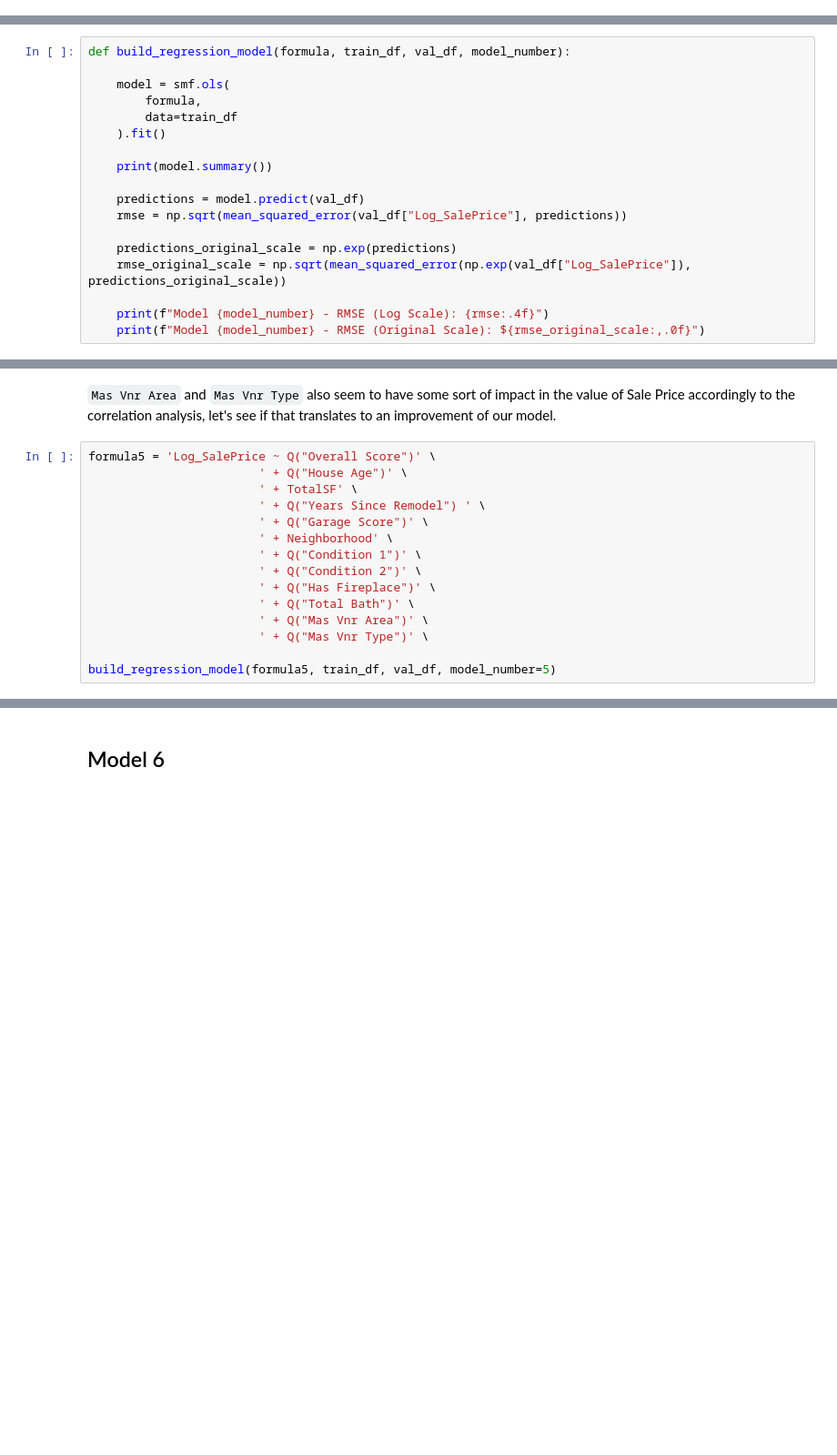
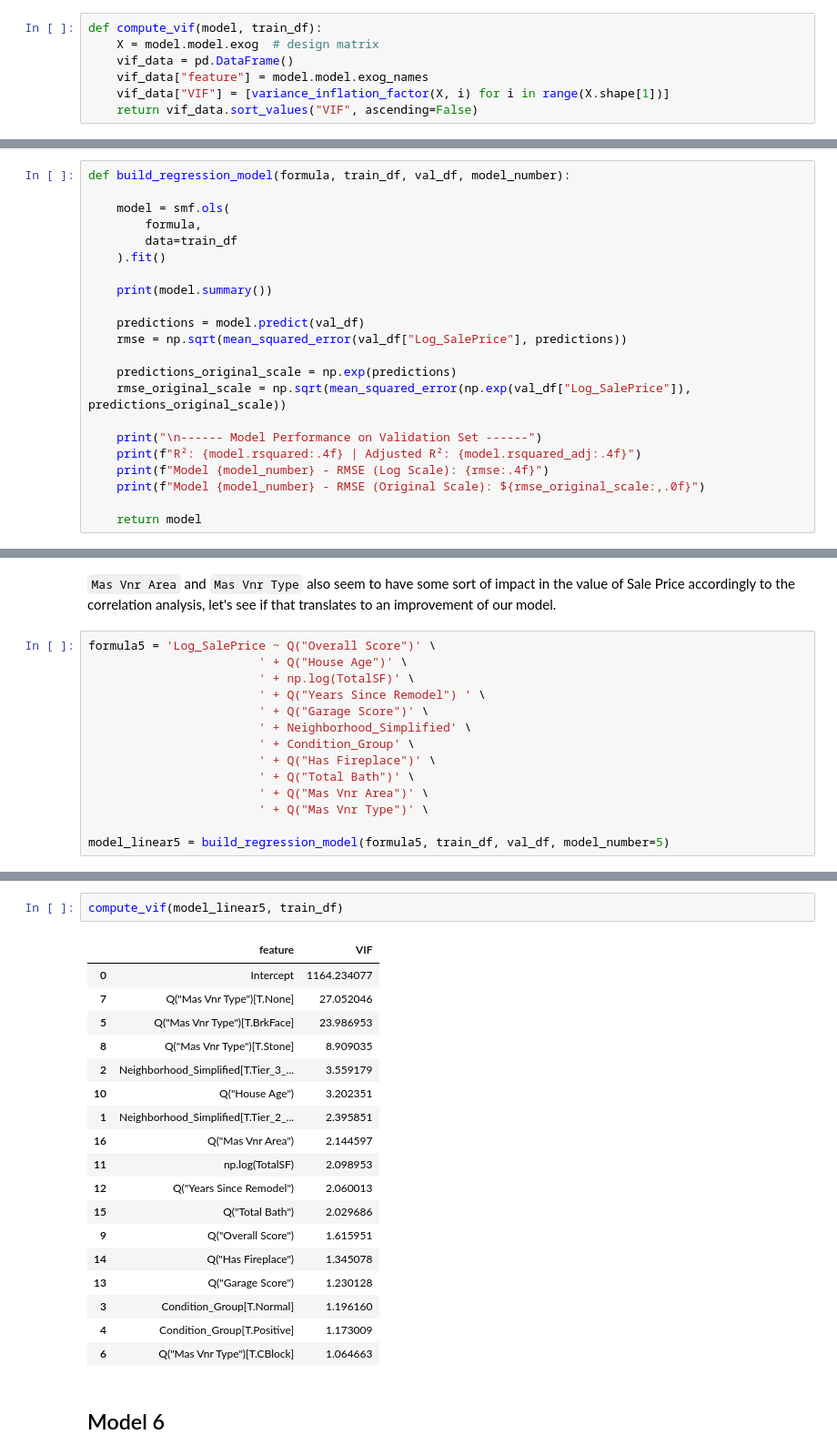
Before and after one commit to anabeatriz-mp/CienciaDeDadosAvancada, a Jupyter notebook: notebooks/AmesHousing/modeling.ipynb, the cells around one changed output, grey strips where cells are left out. Shown at 91% size. Saved outputs shown, nothing was run; the diff lists cells and outputs as text; blank space fills up the shorter version.

Commit message:
Finished modelling with Modelling Report added

```diff
--- a/notebooks/AmesHousing/modeling.ipynb
+++ b/notebooks/AmesHousing/modeling.ipynb
@@ -16,6 +17,13 @@ val_df = pd.read_csv("../../data/processed/val.csv", keep_default_na=False)
 train_df.shape, test_df.shape, val_df.shape
 # %% [output]
 ((2051, 95), (440, 95), (439, 95))
+# %%
+def compute_vif(model, train_df):
+    X = model.model.exog  # design matrix
+    vif_data = pd.DataFrame()
+    vif_data["feature"] = model.model.exog_names
+    vif_data["VIF"] = [variance_inflation_factor(X, i) for i in range(X.shape[1])]
+    return vif_data.sort_values("VIF", ascending=False)
 # %% [markdown]
 # Linear Regression Models
 # %%
@@ -34,8 +42,12 @@ def build_regression_model(formula, train_df, val_df, model_number):
     predictions_original_scale = np.exp(predictions)
     rmse_original_scale = np.sqrt(mean_squared_error(np.exp(val_df["Log_SalePrice"]), predictions_original_scale))
 
+    print("\n------ Model Performance on Validation Set ------")
+    print(f"R²: {model.rsquared:.4f} | Adjusted R²: {model.rsquared_adj:.4f}")
     print(f"Model {model_number} - RMSE (Log Scale): {rmse:.4f}")
     print(f"Model {model_number} - RMSE (Original Scale): ${rmse_original_scale:,.0f}")
+
+    return model
 # %% [markdown]
 ## Model 1
 # %% [markdown]
@@ -197,18 +257,17 @@ Analyzing the coefficients of the newly added features, we can confirm that both
 # %%
 formula5 = 'Log_SalePrice ~ Q("Overall Score")' \
                         ' + Q("House Age")' \
-                        ' + TotalSF' \
+                        ' + np.log(TotalSF)' \
                         ' + Q("Years Since Remodel") ' \
                         ' + Q("Garage Score")' \
-                        ' + Neighborhood' \
-                        ' + Q("Condition 1")' \
-                        ' + Q("Condition 2")' \
+                        ' + Neighborhood_Simplified' \
+                        ' + Condition_Group' \
                         ' + Q("Has Fireplace")' \
                         ' + Q("Total Bath")' \
                         ' + Q("Mas Vnr Area")' \
                         ' + Q("Mas Vnr Type")' \
 
-build_regression_model(formula5, train_df, val_df, model_number=5)
+model_linear5 = build_regression_model(formula5, train_df, val_df, model_number=5)
 # %% [output]
                             OLS Regression Results
 ==============================================================================
@@ -232,3 +291,24 @@ Altough the model improved by 0.1% the features don't seem to have a significant
+# %%
+compute_vif(model_linear5, train_df)
+# %% [output]
+|  | feature | VIF |
+| 0 | Intercept | 1164.234077 |
+| 7 | Q("Mas Vnr Type")[T.None] | 27.052046 |
+| 5 | Q("Mas Vnr Type")[T.BrkFace] | 23.986953 |
+| 8 | Q("Mas Vnr Type")[T.Stone] | 8.909035 |
+| 2 | Neighborhood_Simplified[T.Tier_3_... | 3.559179 |
+| 10 | Q("House Age") | 3.202351 |
+| 1 | Neighborhood_Simplified[T.Tier_2_... | 2.395851 |
+| 16 | Q("Mas Vnr Area") | 2.144597 |
+| 11 | np.log(TotalSF) | 2.098953 |
+| 12 | Q("Years Since Remodel") | 2.060013 |
+| 15 | Q("Total Bath") | 2.029686 |
+| 9 | Q("Overall Score") | 1.615951 |
+| 14 | Q("Has Fireplace") | 1.345078 |
+| 13 | Q("Garage Score") | 1.230128 |
+| 3 | Condition_Group[T.Normal] | 1.196160 |
+| 4 | Condition_Group[T.Positive] | 1.173009 |
+| 6 | Q("Mas Vnr Type")[T.CBlock] | 1.064663 |
 # %% [markdown]
 ## Model 6
 # %% [markdown]
```
Also changed, not shown: parts of 53 cells of this notebook, 1 other file.
